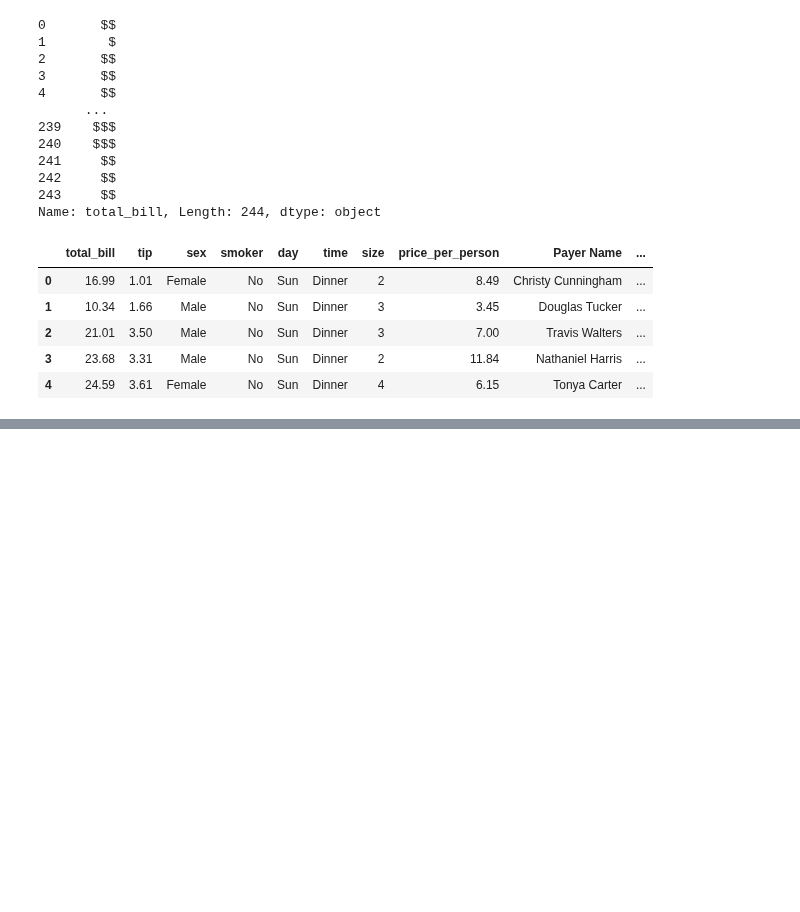
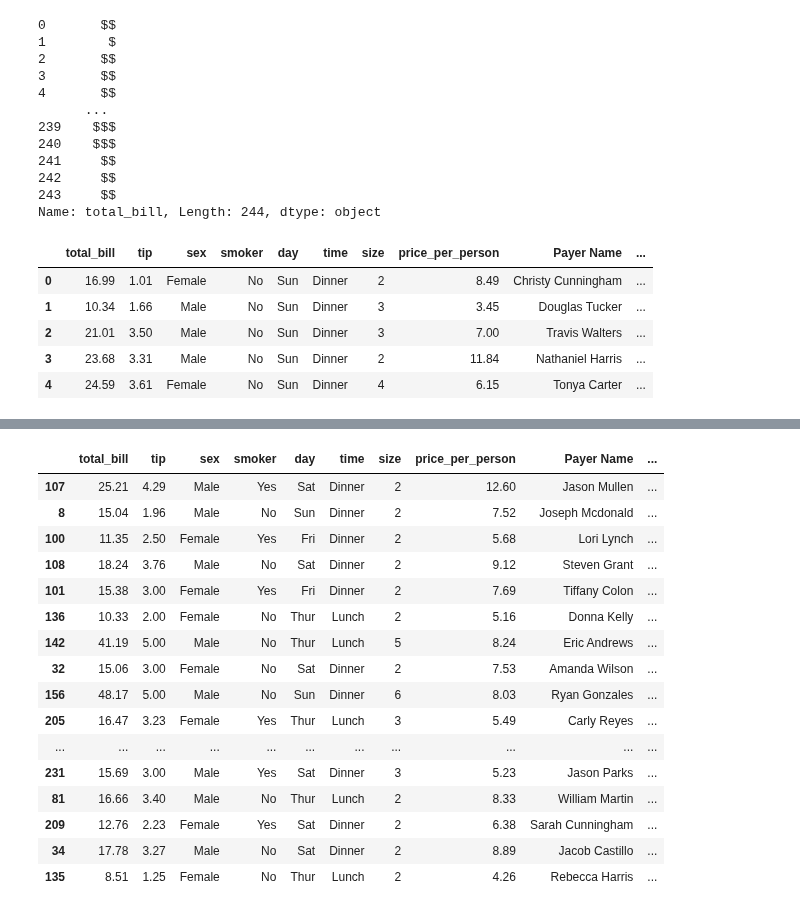
Before and after one commit to harshkrsaw/PANDAS, a Jupyter notebook: PANDAS_practice.ipynb, the cells around one changed output, grey strips where cells are left out. Saved outputs shown, nothing was run; the diff lists cells and outputs as text; code cells hidden in the pictures; blank space fills up the shorter version.

```diff
--- a/PANDAS_practice.ipynb
+++ b/PANDAS_practice.ipynb
@@ -749,0 +779,2 @@ df.head()
+# %%
+df = pd.read_csv('tips.csv')
@@ -749,0 +1067,22 @@ df.head()
+# %%
+# It want to know ramdom 10% percent of data
+
+df.sample(frac = 0.1)
+# %% [output]
+|  | total_bill | tip | sex | smoker | day | time | size | price_per_person | Payer Name | ... |
+| 107 | 25.21 | 4.29 | Male | Yes | Sat | Dinner | 2 | 12.60 | Jason Mullen | ... |
+| 8 | 15.04 | 1.96 | Male | No | Sun | Dinner | 2 | 7.52 | Joseph Mcdonald | ... |
+| 100 | 11.35 | 2.50 | Female | Yes | Fri | Dinner | 2 | 5.68 | Lori Lynch | ... |
+| 108 | 18.24 | 3.76 | Male | No | Sat | Dinner | 2 | 9.12 | Steven Grant | ... |
+| 101 | 15.38 | 3.00 | Female | Yes | Fri | Dinner | 2 | 7.69 | Tiffany Colon | ... |
+| 136 | 10.33 | 2.00 | Female | No | Thur | Lunch | 2 | 5.16 | Donna Kelly | ... |
+| 142 | 41.19 | 5.00 | Male | No | Thur | Lunch | 5 | 8.24 | Eric Andrews | ... |
+| 32 | 15.06 | 3.00 | Female | No | Sat | Dinner | 2 | 7.53 | Amanda Wilson | ... |
+| 156 | 48.17 | 5.00 | Male | No | Sun | Dinner | 6 | 8.03 | Ryan Gonzales | ... |
+| 205 | 16.47 | 3.23 | Female | Yes | Thur | Lunch | 3 | 5.49 | Carly Reyes | ... |
+| ... | ... | ... | ... | ... | ... | ... | ... | ... | ... | ... |
+| 231 | 15.69 | 3.00 | Male | Yes | Sat | Dinner | 3 | 5.23 | Jason Parks | ... |
+| 81 | 16.66 | 3.40 | Male | No | Thur | Lunch | 2 | 8.33 | William Martin | ... |
+| 209 | 12.76 | 2.23 | Female | Yes | Sat | Dinner | 2 | 6.38 | Sarah Cunningham | ... |
+| 34 | 17.78 | 3.27 | Male | No | Sat | Dinner | 2 | 8.89 | Jacob Castillo | ... |
+| 135 | 8.51 | 1.25 | Female | No | Thur | Lunch | 2 | 4.26 | Rebecca Harris | ... |
```
Also changed, not shown: parts of 43 cells of this notebook.
